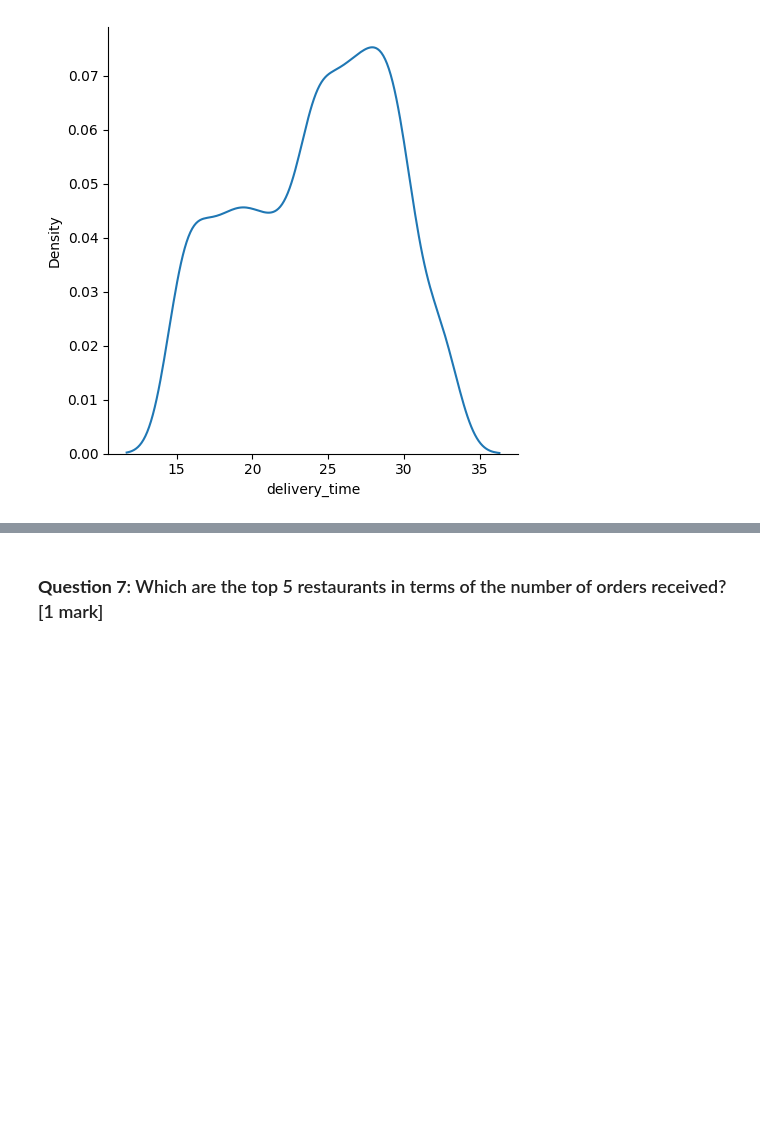
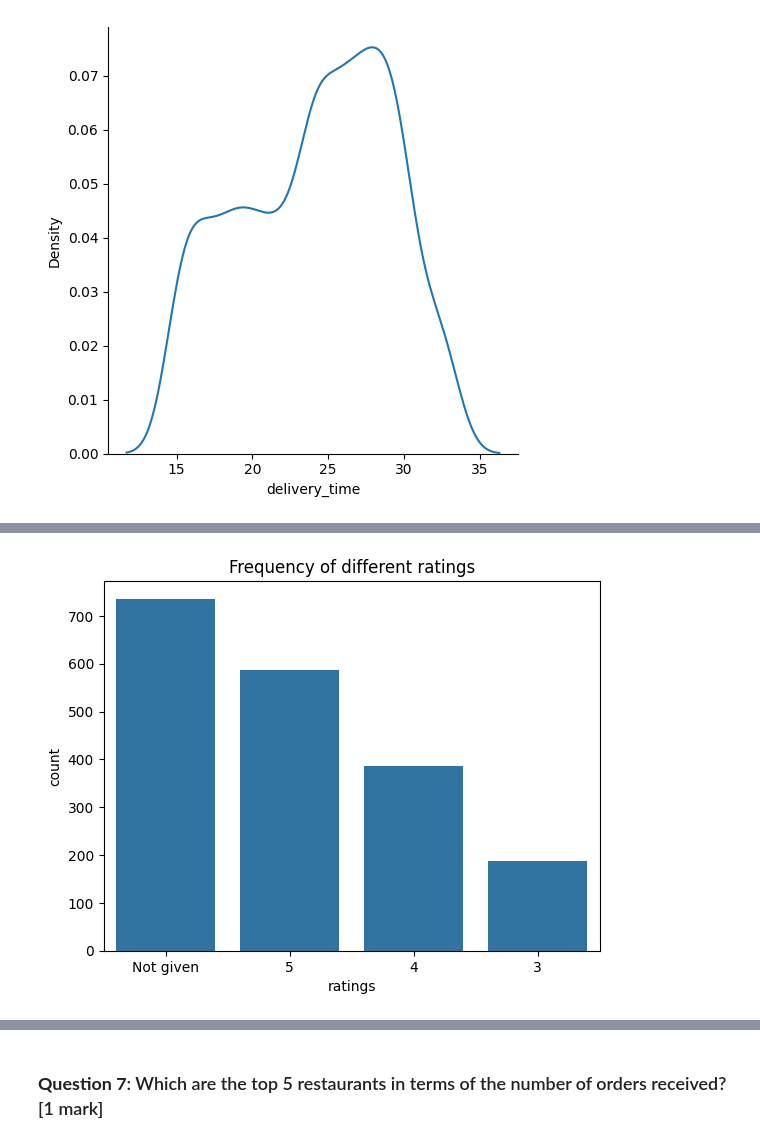
Before and after one commit to Ngaspar20/Initial, a Jupyter notebook: PYF_Project_LearnerNotebook_FullCode_Exercise.ipynb, the cells around one changed output, grey strips where cells are left out. Saved outputs shown, nothing was run; the diff lists cells and outputs as text; code cells hidden in the pictures; blank space fills up the shorter version.

```diff
--- a/PYF_Project_LearnerNotebook_FullCode_Exercise.ipynb
+++ b/PYF_Project_LearnerNotebook_FullCode_Exercise.ipynb
@@ -283,0 +376,8 @@ The distribution is not perfectly smooth or normal, but it does not show extreme
+# %%
+sns.countplot(data=data, x='rating', order=data['rating'].value_counts().index)
+plt.xlabel("ratings")
+plt.ylabel("count")
+plt.title("Frequency of different ratings")
+plt.show()
+# %% [output]
+[figure, added]
```
Also changed, not shown: parts of 87 cells of this notebook.
